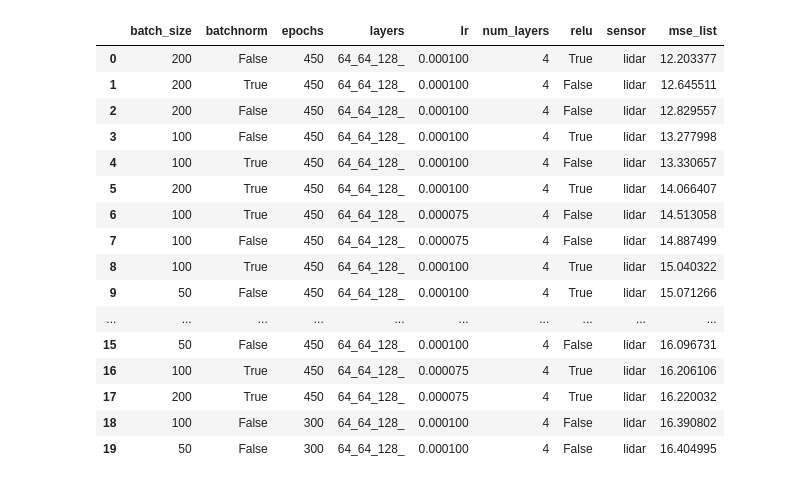
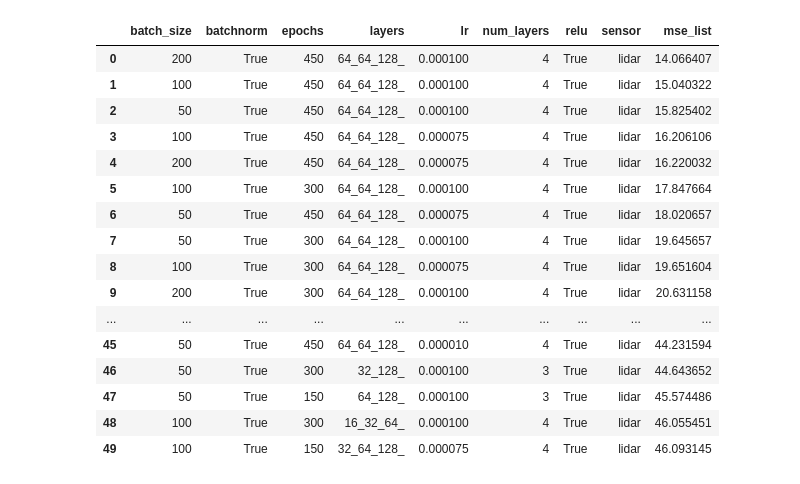
Before and after one commit to ElmerHR/MakeAIWork2, a Jupyter notebook: project/simpylc/notebooks/mlflow_runs.ipynb, the cells around one changed output. Saved outputs shown, nothing was run; the diff lists cells and outputs as text; code cells hidden in the pictures.

```diff
--- a/project/simpylc/notebooks/mlflow_runs.ipynb
+++ b/project/simpylc/notebooks/mlflow_runs.ipynb
@@ -17,22 +23,27 @@ df.describe()
 # %%
+# only keep the columns that are interesting
 df = df.loc[:,['batch_size', 'batchnorm', 'epochs',
-       'layers', 'lr', 'num_layers', 'relu', 'sensor', 'mse_list']]
-df.sort_values('mse_list').head(20)
+               'layers', 'lr', 'num_layers', 'relu', 'sensor', 'mse_list']]
+df2 = df2.loc[:,['batch_size', 'batchnorm', 'epochs',
+               'layers', 'lr', 'num_layers', 'relu', 'sensor', 'mse_list']]
-# %% [output]
-|  | batch_size | batchnorm | epochs | layers | lr | num_layers | relu | sensor | mse_list |
-| 0 | 200 | False | 450 | 64_64_128_ | 0.000100 | 4 | True | lidar | 12.203377 |
-| 1 | 200 | True | 450 | 64_64_128_ | 0.000100 | 4 | False | lidar | 12.645511 |
-| 2 | 200 | False | 450 | 64_64_128_ | 0.000100 | 4 | False | lidar | 12.829557 |
-| 3 | 100 | False | 450 | 64_64_128_ | 0.000100 | 4 | True | lidar | 13.277998 |
-| 4 | 100 | True | 450 | 64_64_128_ | 0.000100 | 4 | False | lidar | 13.330657 |
-| 5 | 200 | True | 450 | 64_64_128_ | 0.000100 | 4 | True | lidar | 14.066407 |
-| 6 | 100 | True | 450 | 64_64_128_ | 0.000075 | 4 | False | lidar | 14.513058 |
-| 7 | 100 | False | 450 | 64_64_128_ | 0.000075 | 4 | False | lidar | 14.887499 |
-| 8 | 100 | True | 450 | 64_64_128_ | 0.000100 | 4 | True | lidar | 15.040322 |
-| 9 | 50 | False | 450 | 64_64_128_ | 0.000100 | 4 | True | lidar | 15.071266 |
-| ... | ... | ... | ... | ... | ... | ... | ... | ... | ... |
-| 15 | 50 | False | 450 | 64_64_128_ | 0.000100 | 4 | False | lidar | 16.096731 |
-| 16 | 100 | True | 450 | 64_64_128_ | 0.000075 | 4 | True | lidar | 16.206106 |
-| 17 | 200 | True | 450 | 64_64_128_ | 0.000075 | 4 | True | lidar | 16.220032 |
-| 18 | 100 | False | 300 | 64_64_128_ | 0.000100 | 4 | False | lidar | 16.390802 |
-| 19 | 50 | False | 300 | 64_64_128_ | 0.000100 | 4 | False | lidar | 16.404995 |
+# %%
+# sort by cost (ascending) and print the first 20 rows
+df.sort_values('mse_list').head(50)
+# %% [output]
+|  | batch_size | batchnorm | epochs | layers | lr | num_layers | relu | sensor | mse_list |
+| 0 | 200 | True | 450 | 64_64_128_ | 0.000100 | 4 | True | lidar | 14.066407 |
+| 1 | 100 | True | 450 | 64_64_128_ | 0.000100 | 4 | True | lidar | 15.040322 |
+| 2 | 50 | True | 450 | 64_64_128_ | 0.000100 | 4 | True | lidar | 15.825402 |
+| 3 | 100 | True | 450 | 64_64_128_ | 0.000075 | 4 | True | lidar | 16.206106 |
+| 4 | 200 | True | 450 | 64_64_128_ | 0.000075 | 4 | True | lidar | 16.220032 |
+| 5 | 100 | True | 300 | 64_64_128_ | 0.000100 | 4 | True | lidar | 17.847664 |
+| 6 | 50 | True | 450 | 64_64_128_ | 0.000075 | 4 | True | lidar | 18.020657 |
+| 7 | 50 | True | 300 | 64_64_128_ | 0.000100 | 4 | True | lidar | 19.645657 |
+| 8 | 100 | True | 300 | 64_64_128_ | 0.000075 | 4 | True | lidar | 19.651604 |
+| 9 | 200 | True | 300 | 64_64_128_ | 0.000100 | 4 | True | lidar | 20.631158 |
+| ... | ... | ... | ... | ... | ... | ... | ... | ... | ... |
+| 45 | 50 | True | 450 | 64_64_128_ | 0.000010 | 4 | True | lidar | 44.231594 |
+| 46 | 50 | True | 300 | 32_128_ | 0.000100 | 3 | True | lidar | 44.643652 |
+| 47 | 50 | True | 150 | 64_128_ | 0.000100 | 3 | True | lidar | 45.574486 |
+| 48 | 100 | True | 300 | 16_32_64_ | 0.000100 | 4 | True | lidar | 46.055451 |
+| 49 | 100 | True | 150 | 32_64_128_ | 0.000075 | 4 | True | lidar | 46.093145 |
```
Also changed, not shown: parts of 7 cells of this notebook.
